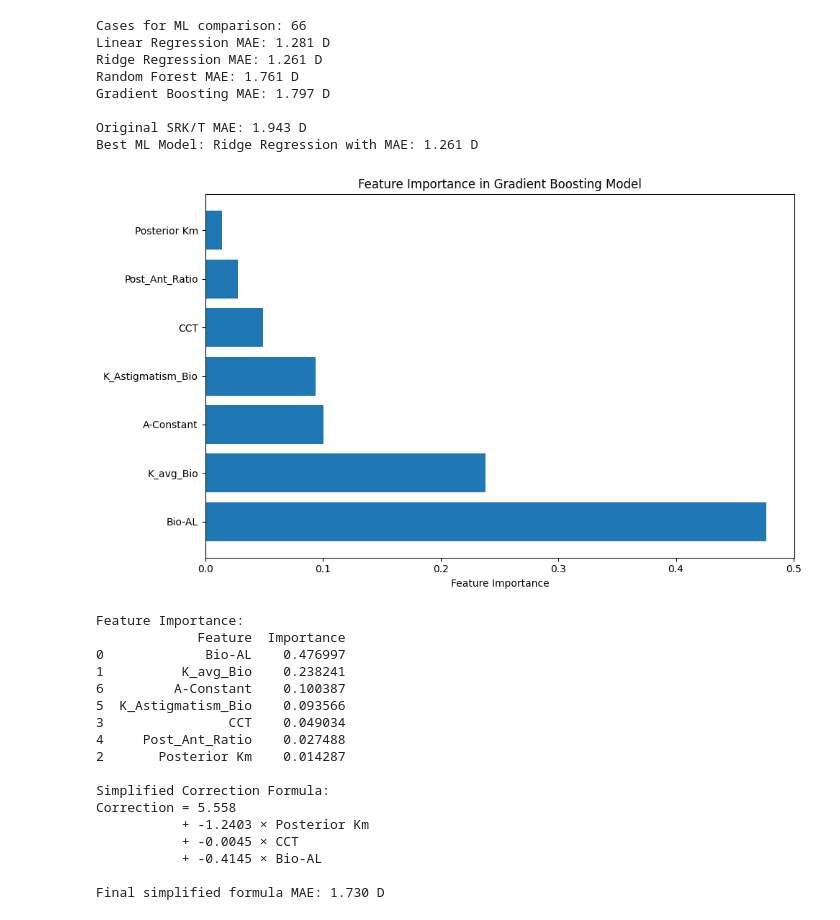
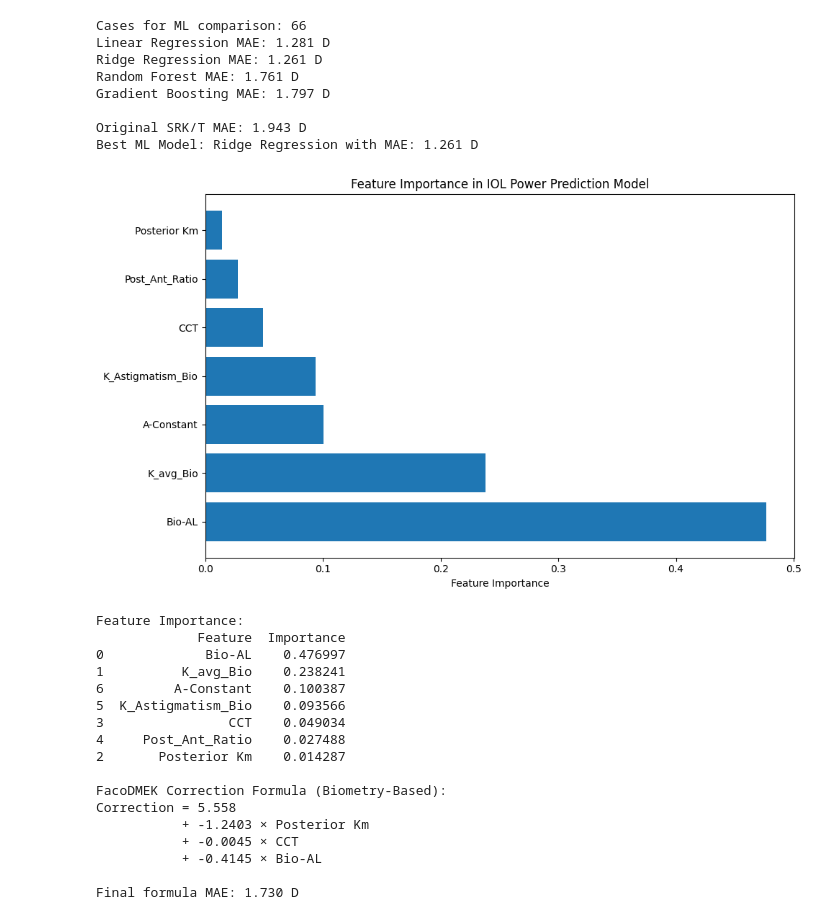
Before and after one commit to Andrea-Taloni/faco-dmek, a Jupyter notebook: ML.ipynb, the cells around one changed output. Drawn from its saved outputs; the diff is of its cells as text; code cells hidden in the pictures.

```diff
--- a/ML.ipynb
+++ b/ML.ipynb
@@ -285,22 +260,22 @@ Optimal corneal refractive index: 1.3300
 Original MAE: 1.934 D
 Optimized MAE: 1.734 D
 # %%
-# Cell 7: Optimization Approach 2 - Linear Correction Model (FIXED)
+# Cell 7: Linear Correction Model Based on Biometry and OCT Parameters
 # Prepare features for correction model
-feature_cols = ['Posterior Km', 'CCT', 'Post_Ant_Ratio', 'K_Astigmatism_Bio']  # Age removed
+feature_cols = ['Posterior Km', 'CCT', 'Post_Ant_Ratio', 'K_Astigmatism_Bio']
 
 # Create a dataset with only complete cases
 df_ml = df.copy()
 
 # Ensure we have all necessary columns
-required_cols = feature_cols + ['SRKT_Error_Bio']
+required_cols = feature_cols + ['SRKT_Error']
 df_ml = df_ml[df_ml[required_cols].notna().all(axis=1)].copy()
 
 print(f"Complete cases for ML: {len(df_ml)} out of {len(df)}")
 
 if len(df_ml) > 10:  # Need at least 10 cases for meaningful analysis
     X = df_ml[feature_cols]
-    y = df_ml['SRKT_Error_Bio']
+    y = df_ml['SRKT_Error']
 
     # Split data for cross-validation
     loo = LeaveOneOut()
@@ -319,14 +294,14 @@ if len(df_ml) > 10:  # Need at least 10 cases for meaningful analysis
         correction = model.predict(X_test)[0]
 
         # Apply correction to SRK/T prediction
-        srkt_pred = df_ml.iloc[test_index]['SRKT_Prediction_Bio'].values[0]
+        srkt_pred = df_ml.iloc[test_index]['SRKT_Prediction'].values[0]
         corrected_pred = srkt_pred - correction
 
         predictions_linear.append(corrected_pred)
         true_values.append(df_ml.iloc[test_index]['True_IOL'].values[0])
 
     # Calculate performance
-    mae_original = df_ml['SRKT_Error_Bio'].abs().mean()
+    mae_original = df_ml['SRKT_Error'].abs().mean()
     mae_linear = mean_absolute_error(true_values, predictions_linear)
 
     print(f"Original SRK/T MAE: {mae_original:.3f} D")
@@ -361,7 +336,7 @@ Feature Importance (Linear Model):
 # %%
 # Cell 8: Machine Learning Models Comparison
 if len(df_ml) > 10:
-    # Prepare features (Age removed)
+    # Prepare all biometry-based features
     features_ml = ['Bio-AL', 'K_avg_Bio', 'Posterior Km', 'CCT', 'Post_Ant_Ratio',
                    'K_Astigmatism_Bio', 'A-Constant']
 
@@ -402,7 +377,7 @@ if len(df_ml) > 10:
         print(f"{name} MAE: {mae:.3f} D")
 
     # Compare with original SRK/T
-    original_mae = df_ml_full.merge(df[['SRKT_Error_Bio']], left_index=True, right_index=True)['SRKT_Error_Bio'].abs().mean()
+    original_mae = df_ml_full.merge(df[['SRKT_Error']], left_index=True, right_index=True)['SRKT_Error'].abs().mean()
     print(f"\nOriginal SRK/T MAE: {original_mae:.3f} D")
     print(f"Best ML Model: {min(results, key=results.get)} with MAE: {min(results.values()):.3f} D")
 # %% [output]
@@ -415,7 +390,7 @@ Gradient Boosting MAE: 1.797 D
 Original SRK/T MAE: 1.943 D
 Best ML Model: Ridge Regression with MAE: 1.261 D
 # %%
-# Cell 9: Create Final Optimized Formula
+# Cell 9: Create Final Optimized Formula for FacoDMEK
 if len(df_ml) > 10:
     # Train final model on all data
     best_model = GradientBoostingRegressor(n_estimators=100, max_depth=3, random_state=42)
@@ -426,41 +401,41 @@ if len(df_ml) > 10:
         'Feature': features_ml,
         'Importance': best_model.feature_importances_
     }).sort_values('Importance', ascending=False)
 
     plt.figure(figsize=(10, 6))
     plt.barh(feature_importance_gb['Feature'], feature_importance_gb['Importance'])
     plt.xlabel('Feature Importance')
-    plt.title('Feature Importance in Gradient Boosting Model')
+    plt.title('Feature Importance in IOL Power Prediction Model')
     plt.tight_layout()
     plt.show()
 
     print("Feature Importance:")
     print(feature_importance_gb)
 
-    # Create simplified correction formula based on top 3 features
+    # Create simplified correction formula based on key biometry/OCT features
     top_features = ['Posterior Km', 'CCT', 'Bio-AL']
 
     # Ensure we have complete data for these features
-    df_simple = df_ml[top_features + ['True_IOL', 'SRKT_Prediction_Bio']].dropna()
+    df_simple = df_ml[top_features + ['True_IOL', 'SRKT_Prediction']].dropna()
     X_simple = df_simple[top_features]
-    y_correction = df_simple['True_IOL'] - df_simple['SRKT_Prediction_Bio']
+    y_correction = df_simple['True_IOL'] - df_simple['SRKT_Prediction']
 
     model_simple = LinearRegression()
     model_simple.fit(X_simple, y_correction)
 
-    print(f"\nSimplified Correction Formula:")
+    print(f"\nFacoDMEK Correction Formula (Biometry-Based):")
     print(f"Correction = {model_simple.intercept_:.3f}")
     for feat, coef in zip(top_features, model_simple.coef_):
         print(f"           + {coef:.4f} × {feat}")
 
     # Calculate final performance
     df_simple['Predicted_Correction'] = model_simple.predict(X_simple)
-    df_simple['Final_Prediction'] = df_simple['SRKT_Prediction_Bio'] + df_simple['Predicted_Correction']
+    df_simple['Final_Prediction'] = df_simple['SRKT_Prediction'] + df_simple['Predicted_Correction']
     final_mae = mean_absolute_error(df_simple['True_IOL'], df_simple['Final_Prediction'])
 
-    print(f"\nFinal simplified formula MAE: {final_mae:.3f} D")
+    print(f"\nFinal formula MAE: {final_mae:.3f} D")
 # %% [output]
-[figure, old version]
+[figure, new version]
 Feature Importance:
              Feature  Importance
 0             Bio-AL    0.476997
@@ -471,13 +446,13 @@ Feature Importance:
 4     Post_Ant_Ratio    0.027488
 2       Posterior Km    0.014287
 
-Simplified Correction Formula:
+FacoDMEK Correction Formula (Biometry-Based):
 Correction = 5.558
            + -1.2403 × Posterior Km
            + -0.0045 × CCT
            + -0.4145 × Bio-AL
 
-Final simplified formula MAE: 1.730 D
+Final formula MAE: 1.730 D
 # %%
 # Cell 10: Final Validation and Results Summary
 if len(df_ml) > 10:
```
Also changed, not shown: parts of 6 cells of this notebook, 3 other files.
